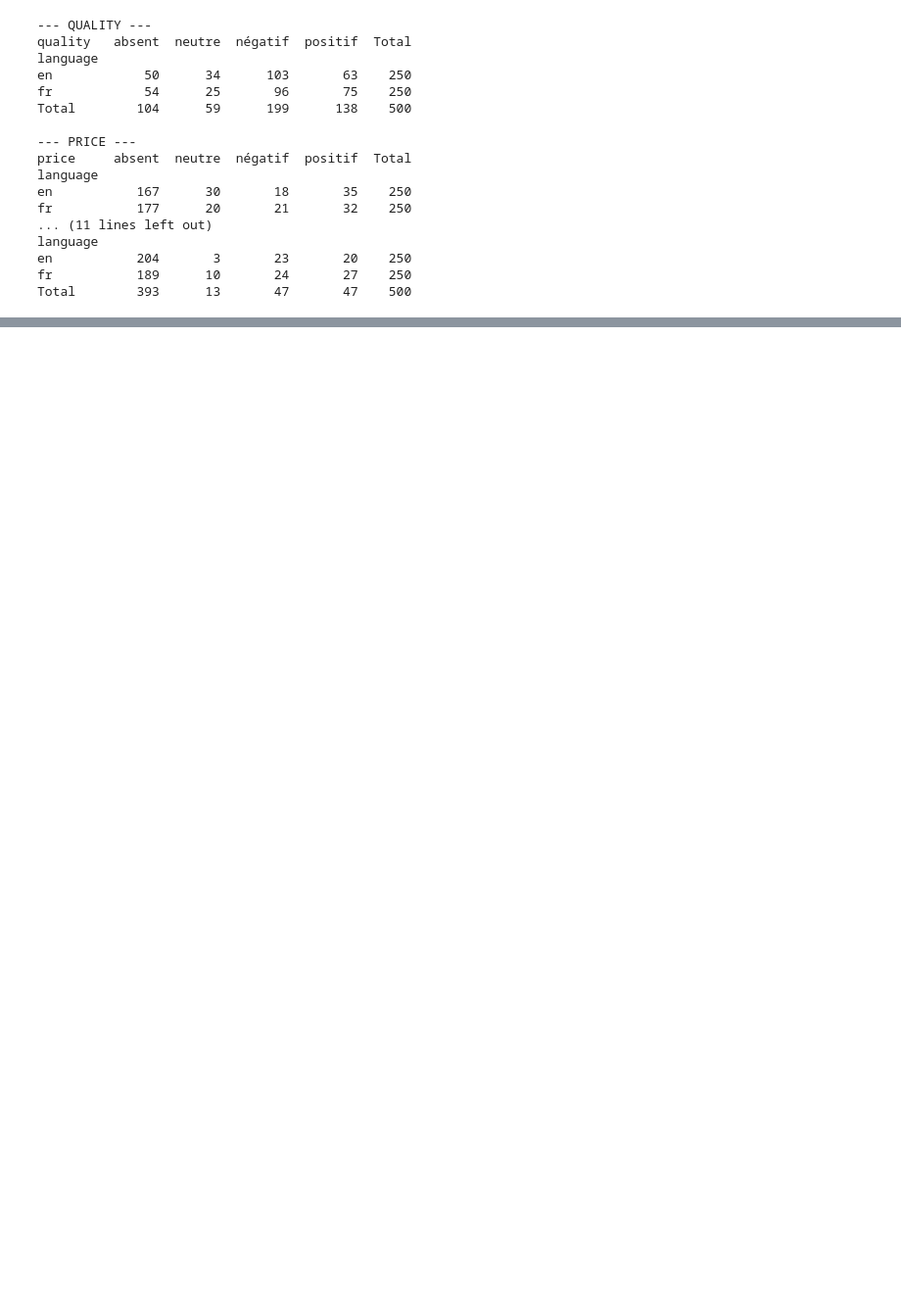
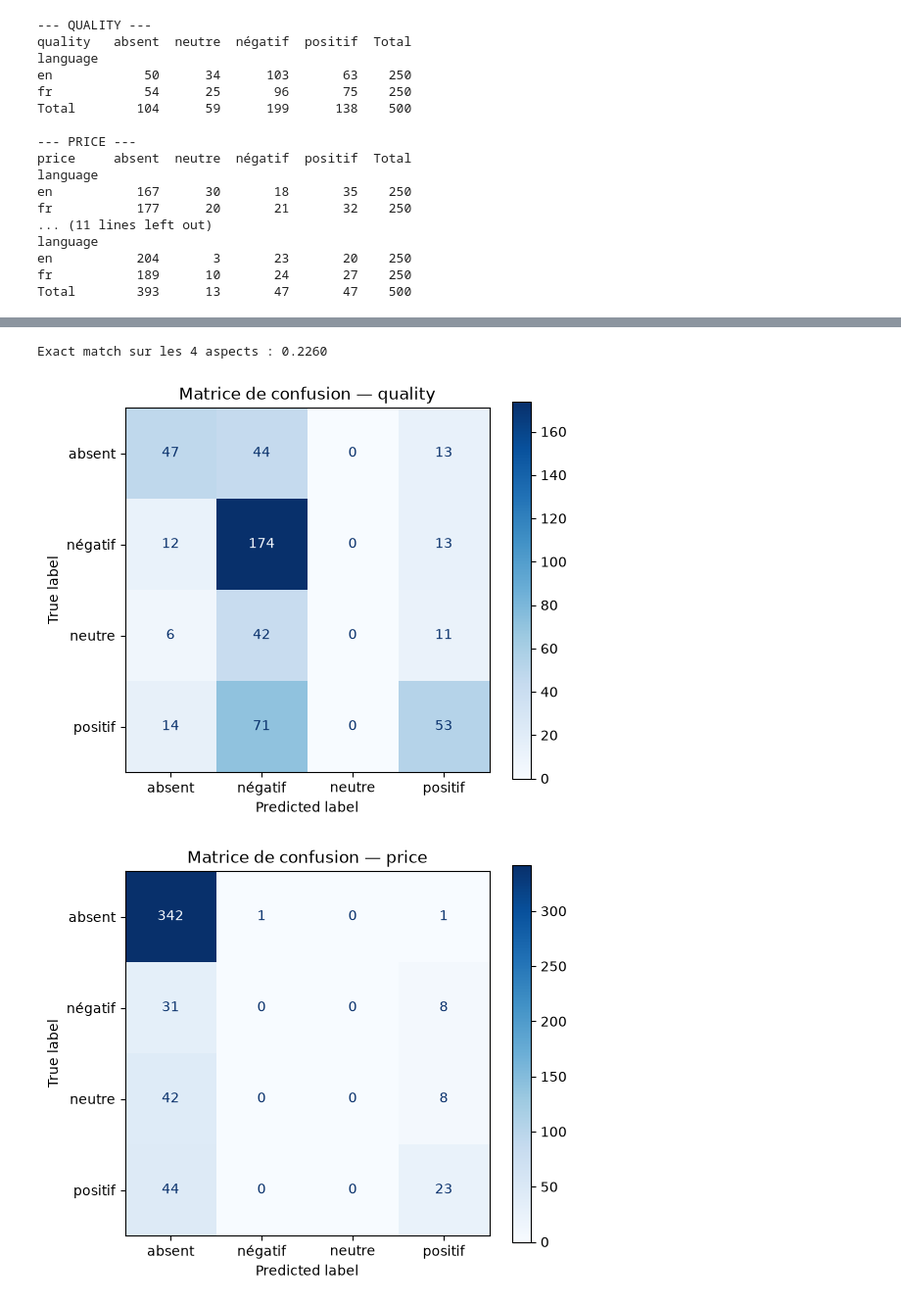
Before and after one commit to youneshamidouche6-art/ABSA-V2, a Jupyter notebook: notebooks/03_e0_e1_baseline.ipynb, the cells around one changed output, grey strips where cells are left out. Shown at 98% size. Saved outputs shown, nothing was run; the diff lists cells and outputs as text; code cells hidden in the pictures; blank space fills up the shorter version.

```diff
--- a/notebooks/03_e0_e1_baseline.ipynb
+++ b/notebooks/03_e0_e1_baseline.ipynb
@@ -348,0 +513,7 @@ E0 constitue désormais le plancher de comparaison pour E1.
+# %%
+MODEL_NAME = "FacebookAI/xlm-roberta-base"
+
+tokenizer = AutoTokenizer.from_pretrained(MODEL_NAME)
+
+print("Tokenizer chargé :", MODEL_NAME)
+print("Taille du vocabulaire :", tokenizer.vocab_size)
@@ -348,0 +1485,39 @@ E0 constitue désormais le plancher de comparaison pour E1.
+# %%
+# Exact match : les quatre aspects doivent être corrects simultanément.
+exact_match_mask = np.ones(
+    len(oof_predictions),
+    dtype=bool
+)
+
+for aspect in ASPECTS:
+    exact_match_mask &= (
+        oof_predictions[f"{aspect}_true"].to_numpy()
+        ==
+        oof_predictions[f"{aspect}_pred"].to_numpy()
+    )
+
+exact_match = exact_match_mask.mean()
+
+print(f"Exact match sur les 4 aspects : {exact_match:.4f}")
+# %% [output]
+Exact match sur les 4 aspects : 0.2260
+# %%
+# Matrices de confusion par aspect.
+for aspect in ASPECTS:
+    fig, ax = plt.subplots(figsize=(6, 5))
+
+    ConfusionMatrixDisplay.from_predictions(
+        oof_predictions[f"{aspect}_true"],
+        oof_predictions[f"{aspect}_pred"],
+        labels=[0, 1, 2, 3],
+        display_labels=[ID2LABEL[i] for i in range(4)],
+        cmap="Blues",
+        values_format="d",
+        ax=ax,
+    )
+
+    ax.set_title(f"Matrice de confusion — {aspect}")
+    plt.show()
+# %% [output]
+[figure, added]
+[figure, added]
```
Also changed, not shown: parts of 67 cells of this notebook, 2 other files.
